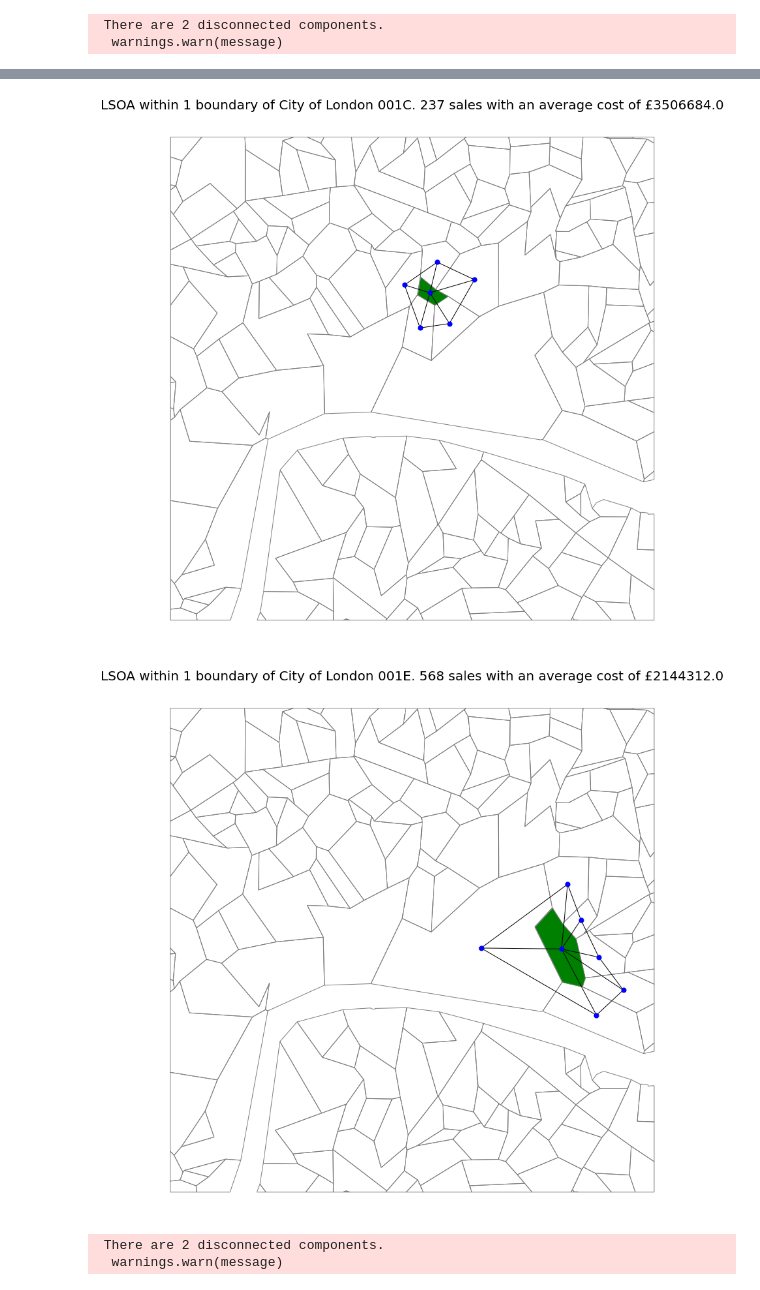
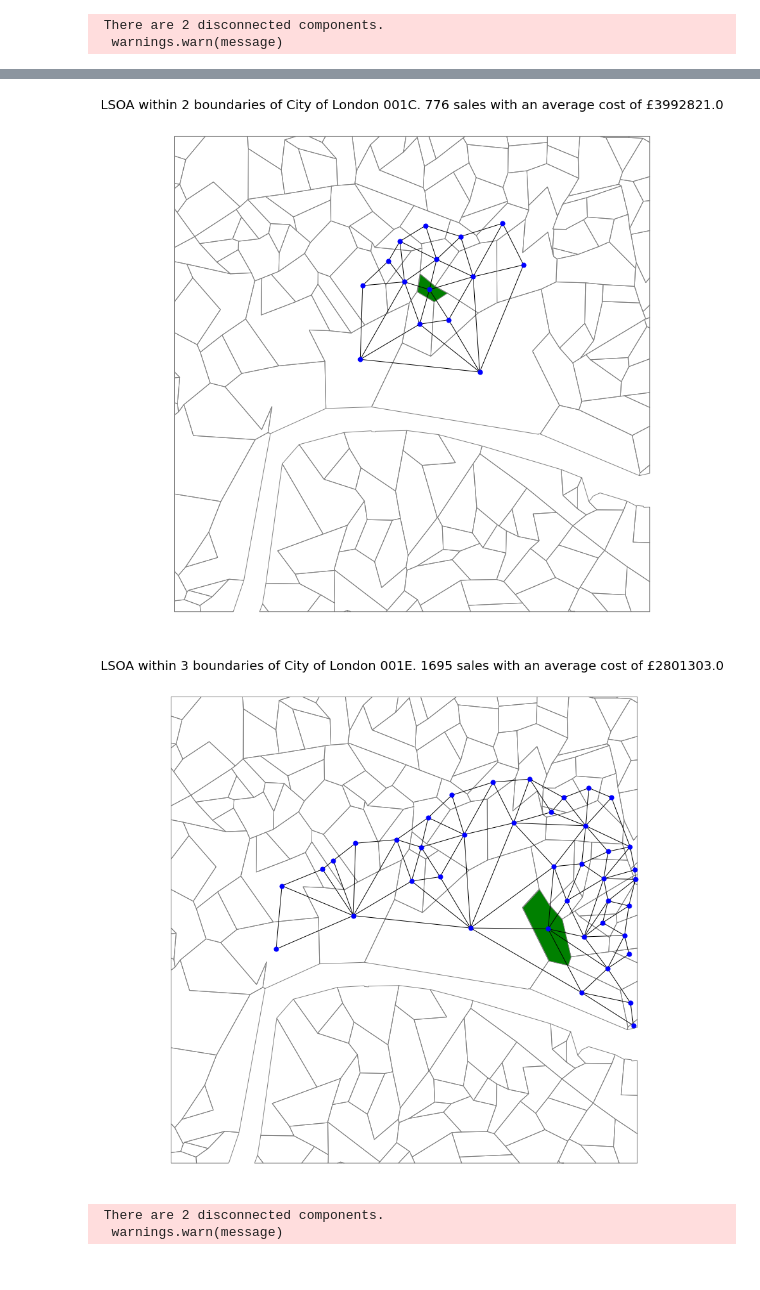
Before and after one commit to richardkappa/GeoData, a Jupyter notebook: Investigations/networkDensity.ipynb, the cells around one changed output, grey strips where cells are left out. Cells and saved outputs as stored; diff of their text form; code cells hidden in the pictures.

```diff
--- a/Investigations/networkDensity.ipynb
+++ b/Investigations/networkDensity.ipynb
@@ -47,3 +47,34 @@ def create_network_from_shapes(shape_gdf):
     positions = dict(zip(G.nodes, centroids))
 
     return G, positions
+
+#returns a sub network of the nodes within netowork_size edges of your stated node
+def witin_n_boundaries(G, node_name, network_size):
+    G_n = nx.ego_graph(G, node_name, network_size)
+    in_network = list(dict(G_n.nodes()).keys())
+
+    return G_n, in_network
+
+#Given a list of polygons in a given gdf, what is the average value in these polygons
+def Average_In_Neighbourhood(shape_gdf, shape_list, count, average):
+    new = shape_gdf[shape_gdf['Name'].isin(shape_list)].loc[:,[count, average]]
+    sales = np.sum(new[count])
+    Av_Cost = np.round(np.sum(new[count] * new[average])/ sales)
+    return [sales, Av_Cost]
+
+#Combine the above two finctions into a single function we can use in a list comprehension in the next function
+def average_within_n_boundaries_sub(shape_gdf, G, node_name, count, average, network_size):
+    G_n, in_network = witin_n_boundaries(G, node_name, network_size=network_size)
+    count_mean = Average_In_Neighbourhood(shape_gdf, in_network, count, average)
+    return count_mean
+
+#Combine all of the network functions above into a single function.
+#For a given set of boundary shapefiles with average and count variables contained within. Find the average value of within network_size boundaries of each polygon
+def average_within_n_boundaries(shape_gdf, count, average, network_size):
+    G, pos = create_network_from_shapes(shape_gdf)
+
+    count_name = count + "_within_" + str(network_size) + "_boundaries"
+    average_name = average + "_within_" + str(network_size) + "_boundaries"
+    count_mean = pd.DataFrame([average_within_n_boundaries_sub(shape_gdf, G, x, count, average, network_size) for x in shape_gdf["Name"]], columns = [count_name, average_name])
+
+    return count_mean
@@ -78,15 +82,18 @@ def average_within_n_boundaries(shape_gdf, count, average, network_size):
 #Test that the outputs are doing expected
 network, pos = create_network_from_shapes(LSOA)
 
-for x in LSOA["Name"][0:4]:
-    G1, in_G1 = witin_n_boundaries(network, x, 1)
-    count_mean = Average_In_Network(LSOA, in_G1, "LReg_Sales", "LReg_AvCost")
+for i in range(4):
+    subfig = int(i)
+    x = LSOA["Name"][i]
+    G1, in_G1 = witin_n_boundaries(network, x, i)
+    count_mean = Average_In_Neighbourhood(LSOA, in_G1, "LReg_Sales", "LReg_AvCost")
     Sales = count_mean[0]
     avCost = count_mean[1]
 
-    fig, ax = plt.subplots(1, figsize=(15, 15))
-    plt.title("LSOA within 1 boundary of " + x + ". " + str(Sales) + " sales with an average cost of £" + str(avCost), fontsize=20)
+
+    fig, ax = plt.subplots(1,  figsize=(15, 15))
     plt.axis("off")
+    plt.title("LSOA within " + str(i) + " boundaries of " + x + ". " + str(Sales) + " sales with an average cost of £" + str(avCost), fontsize=20)
     LSOA.plot(ax=ax, edgecolor='grey', color='none', linewidth=1)
     LSOA.loc[LSOA["Name"]==x,:].plot(ax=ax, edgecolor='grey', color='green', linewidth=1)
     nx.draw(G1, pos, ax=ax, node_color="b", node_size=50)
@@ -98,5 +105,5 @@ for x in LSOA["Name"][0:4]:
-[figure, old version]
+[figure, new version]
-[figure, old version]
+[figure, new version]
 # %%
 pd.concat([LSOA, average_within_n_boundaries(LSOA, "LReg_Sales", "LReg_AvCost", 1)], axis=1)
 # %% [output]
```
Also changed, not shown: parts of 4 cells of this notebook, 4 other files.
